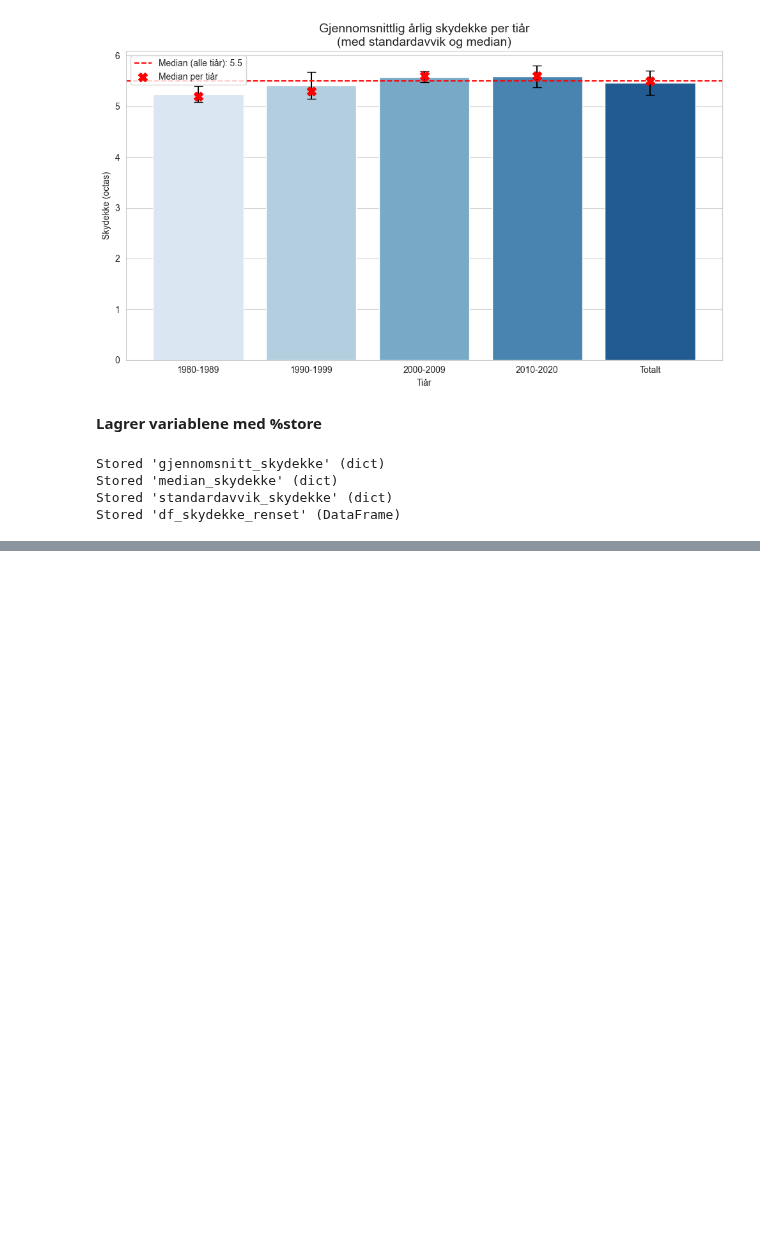
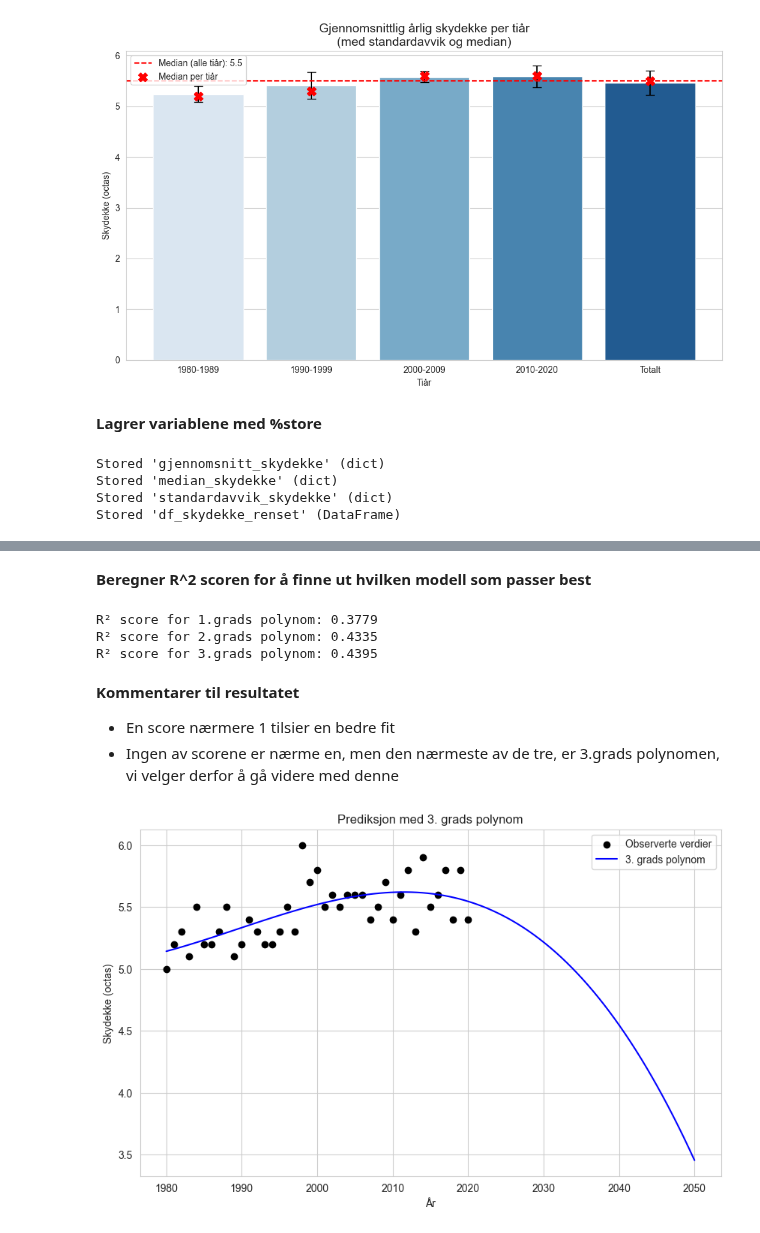
Before and after one commit to hannahnygard/TDT4114-milj.dataanalyse, a Jupyter notebook: proj_environment-main/notebooks/skydekke.ipynb, the cells around one changed output, grey strips where cells are left out. Cells and saved outputs as stored; diff of their text form; code cells hidden in the pictures; blank space fills up the shorter version.

```diff
--- a/proj_environment-main/notebooks/skydekke.ipynb
+++ b/proj_environment-main/notebooks/skydekke.ipynb
@@ -221,0 +264,34 @@ Stored 'df_skydekke_renset' (DataFrame)
+# %% [markdown]
+**Beregner R^2 scoren for å finne ut hvilken modell som passer best**
+# %%
+r2_1 = r2_score(y, modell_1(år))
+r2_2 = r2_score(y, modell_2(år))
+r2_3 = r2_score(y, modell_3(år))
+
+print(f"R² score for 1.grads polynom: {r2_1:.4f}")
+print(f"R² score for 2.grads polynom: {r2_2:.4f}")
+print(f"R² score for 3.grads polynom: {r2_3:.4f}")
+# %% [output]
+R² score for 1.grads polynom: 0.3779
+R² score for 2.grads polynom: 0.4335
+R² score for 3.grads polynom: 0.4395
+# %% [markdown]
+**Kommentarer til resultatet**
+* En score nærmere 1 tilsier en bedre fit
+* Ingen av scorene er nærme en, men den nærmeste av de tre, er 3.grads polynomen, vi velger derfor å gå videre med denne
+# %%
+prediktering = np.linspace(1980, 2050, 100) # grafen skal gå fra 1980-2050
+y_predict = modell_3(prediktering)
+
+
+plt.figure(figsize=(10, 6))
+plt.scatter(år, y, color='black', label='Observerte verdier')
+plt.plot(prediktering, y_predict, color='blue', label='3. grads polynom')
+plt.xlabel('År')
+plt.ylabel('Skydekke (octas)')
+plt.title('Prediksjon med 3. grads polynom')
+plt.legend()
+plt.grid(True)
+plt.show()
+# %% [output]
+[figure, added]
```
Also changed, not shown: parts of 3 cells of this notebook, 1 other file.
